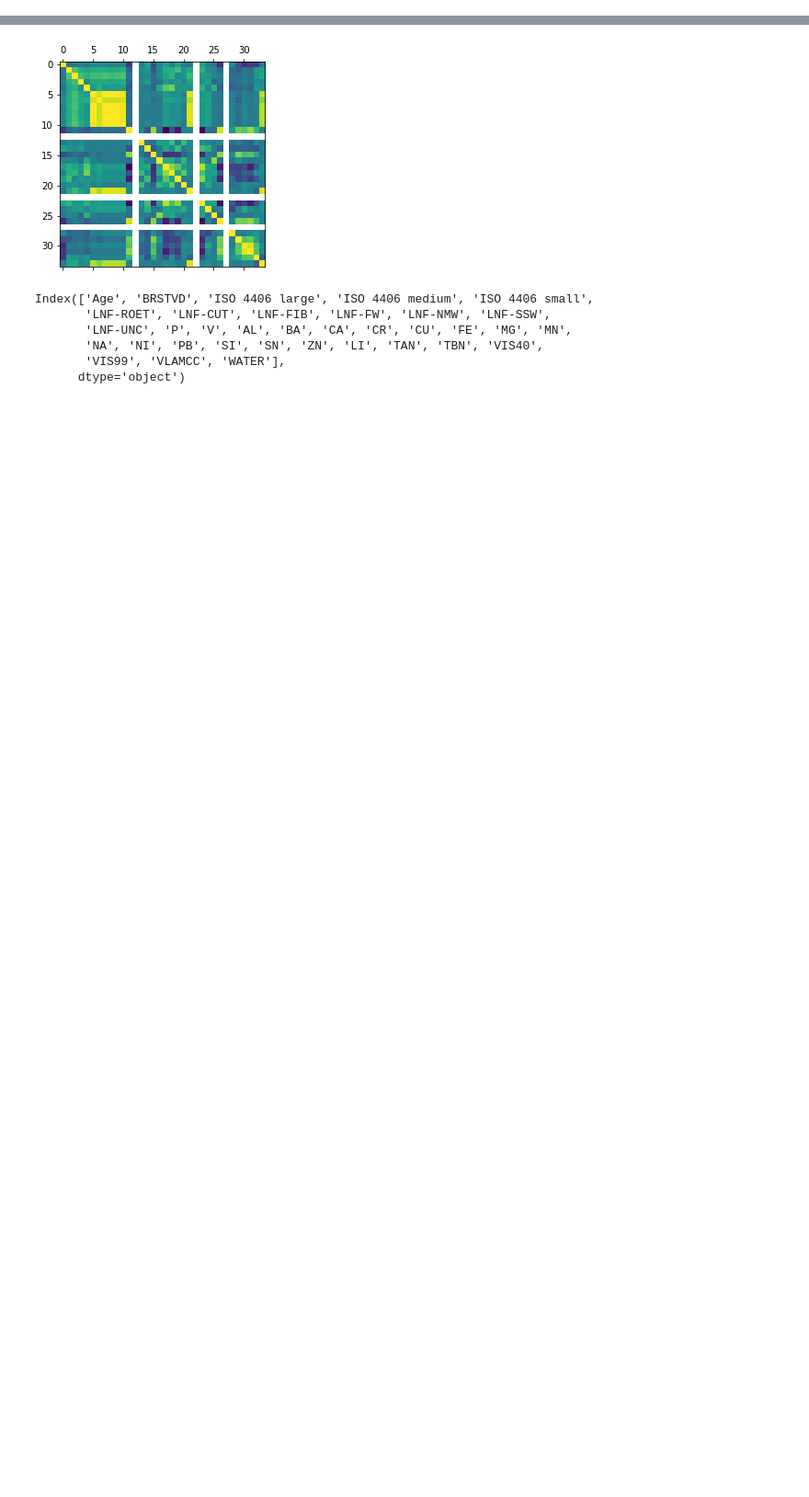
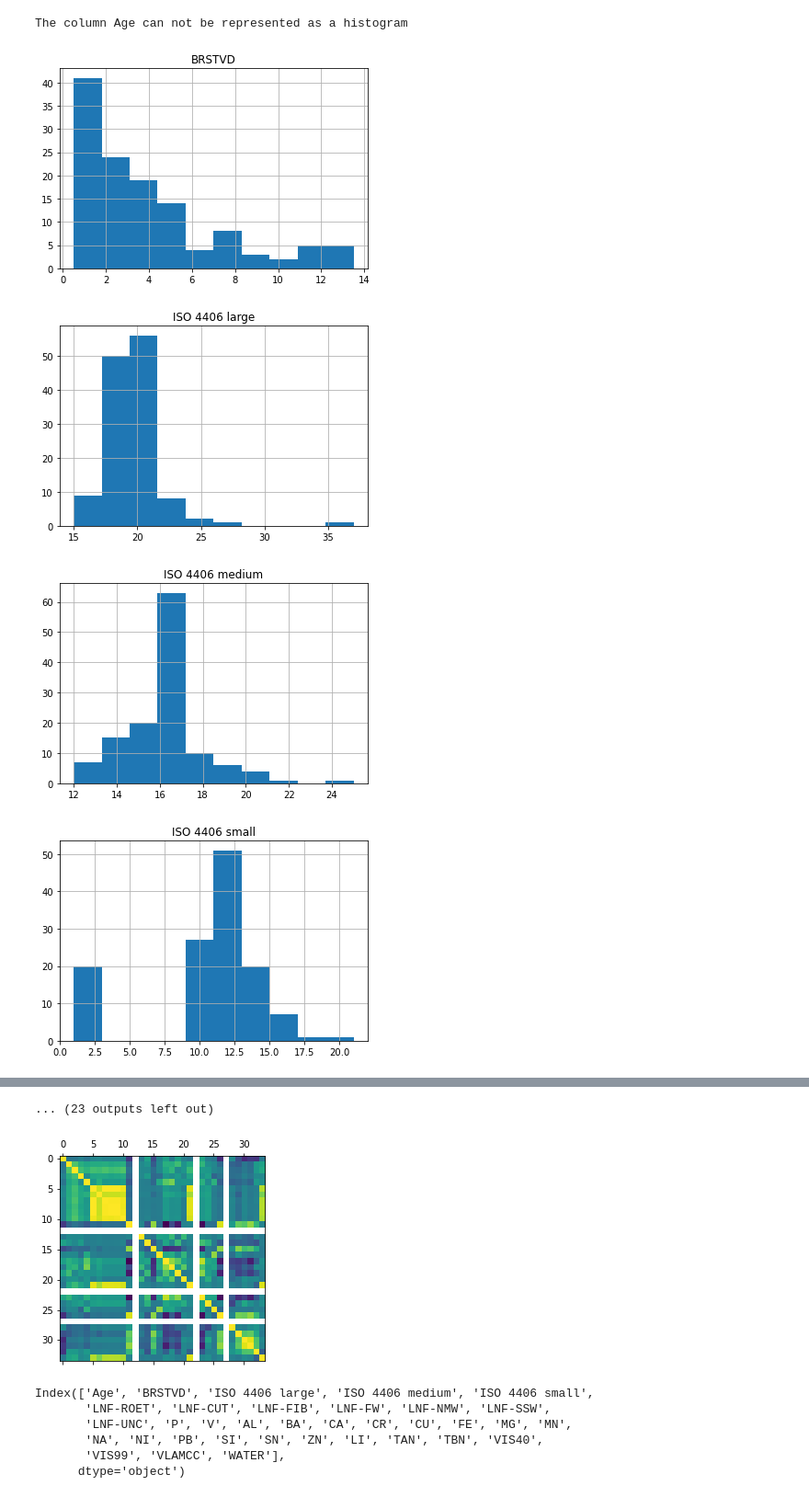
Before and after one commit to chrisrijsdijk/RAMS, a Jupyter notebook: notebook/Oilanalysis_kmeans.ipynb, the cells around one changed output, grey strips where cells are left out. Shown at 92% size. Saved outputs shown, nothing was run; the diff lists cells and outputs as text; code cells hidden in the pictures; blank space fills up the shorter version.

```diff
--- a/notebook/Oilanalysis_kmeans.ipynb
+++ b/notebook/Oilanalysis_kmeans.ipynb
@@ -21,11 +32,17 @@ df = pd.read_csv("https://raw.githubusercontent.com/chrisrijsdijk/RAMS/master/da
 # %%
 # plot histograms of the data in the dataframe
 # causal effects of the columns that just contain one value remain invisible "ceteris paribus"
 # check for outliers and explain them eventually
 
-#for col in df.columns:
-#    try:
-#        df[col] = pd.to_numeric(df[col])
-#        df.hist(column=col)
-#    except ValueError:
-#        print("The column "+col+' can not be represented as a histogram')
+for col in df.columns:
+    try:
+        df[col] = pd.to_numeric(df[col])
+        df.hist(column=col)
+    except ValueError:
+        print("The column "+col+' can not be represented as a histogram')
+# %% [output]
+The column Age can not be represented as a histogram
+[figure, added]
+[figure, added]
+[figure, added]
+[figure, added]
@@ -32,3 +56,4 @@ df = pd.read_csv("https://raw.githubusercontent.com/chrisrijsdijk/RAMS/master/da
+... (23 outputs left out)
 # %%
 #create a correlation matrix to check for pairwise linear dependencies among the columns
 
```
Also changed, not shown: parts of 6 cells of this notebook, 2 other files.
